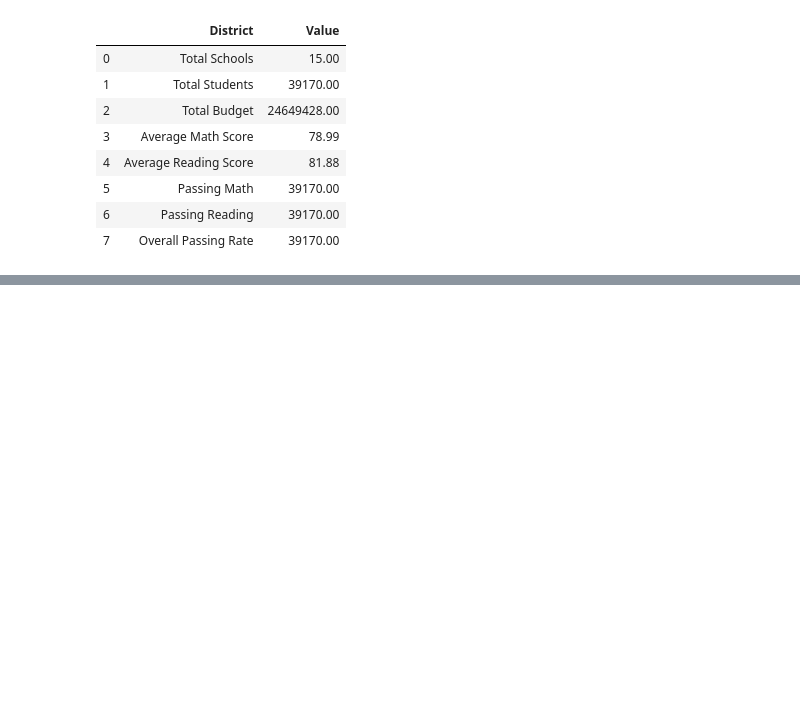
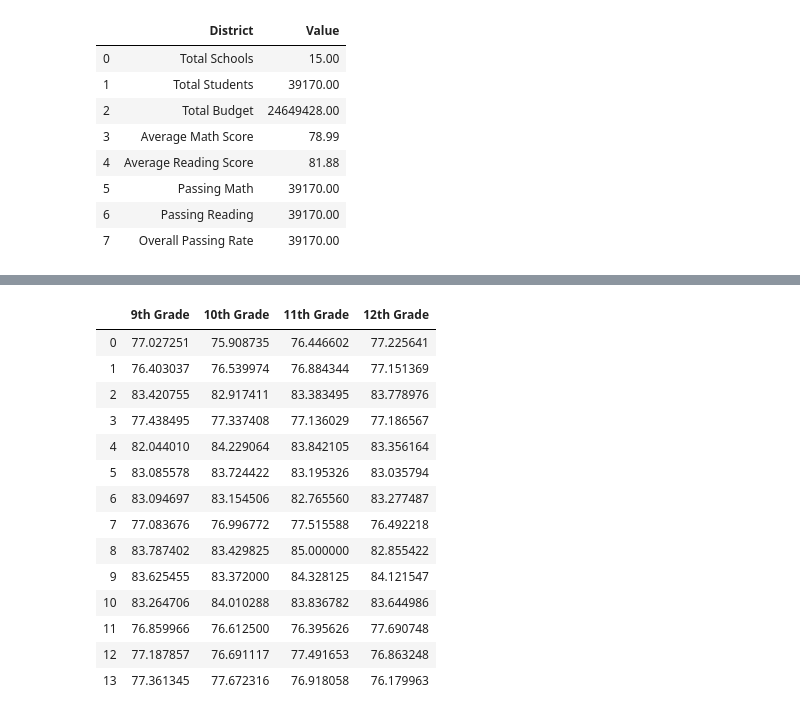
Before and after one commit to mcordray1988/Pandas-Challenge, a Jupyter notebook: PyCitySchools/schools.ipynb, the cells around one changed output, grey strips where cells are left out. Drawn from its saved outputs; the diff is of its cells as text; code cells hidden in the pictures; blank space fills up the shorter version.

```diff
--- a/PyCitySchools/schools.ipynb
+++ b/PyCitySchools/schools.ipynb
@@ -281,0 +250,76 @@ df3.math_score.sum()/39169
+# %%
+Math_scores = pd.DataFrame({"9th Grade": [Huang_High_School["math_score"].loc[Huang_High_School["grade"]=="9th"].mean(),
+                Figueroa_High_School["math_score"].loc[Figueroa_High_School["grade"]=="9th"].mean(),
+                Shelton_High_School["math_score"].loc[Shelton_High_School["grade"]=="9th"].mean(),
+                Hernandez_High_School["math_score"].loc[Hernandez_High_School["grade"]=="9th"].mean(),
+                Griffin_High_School["math_score"].loc[Griffin_High_School["grade"]=="9th"].mean(),
+                Wilson_High_School["math_score"].loc[Wilson_High_School["grade"]=="9th"].mean(),
+                Cabrera_High_School["math_score"].loc[Cabrera_High_School["grade"]=="9th"].mean(),
+                Bailey_High_School["math_score"].loc[Bailey_High_School["grade"]=="9th"].mean(),
+                Holden_High_School["math_score"].loc[Holden_High_School["grade"]=="9th"].mean(),
+                Pena_High_School["math_score"].loc[Pena_High_School["grade"]=="9th"].mean(),
+                Wright_High_School["math_score"].loc[Wright_High_School["grade"]=="9th"].mean(),
+                Rodriguez_High_School["math_score"].loc[Rodriguez_High_School["grade"]=="9th"].mean(),
+                Johnson_High_School["math_score"].loc[Johnson_High_School["grade"]=="9th"].mean(),
+                Ford_High_School["math_score"].loc[Ford_High_School["grade"]=="9th"].mean()],
+               "10th Grade": [Huang_High_School["math_score"].loc[Huang_High_School["grade"]=="10th"].mean(),
+                Figueroa_High_School["math_score"].loc[Figueroa_High_School["grade"]=="10th"].mean(),
+                Shelton_High_School["math_score"].loc[Shelton_High_School["grade"]=="10th"].mean(),
+                Hernandez_High_School["math_score"].loc[Hernandez_High_School["grade"]=="10th"].mean(),
+                Griffin_High_School["math_score"].loc[Griffin_High_School["grade"]=="10th"].mean(),
+                Wilson_High_School["math_score"].loc[Wilson_High_School["grade"]=="10th"].mean(),
+                Cabrera_High_School["math_score"].loc[Cabrera_High_School["grade"]=="10th"].mean(),
+                Bailey_High_School["math_score"].loc[Bailey_High_School["grade"]=="10th"].mean(),
+                Holden_High_School["math_score"].loc[Holden_High_School["grade"]=="10th"].mean(),
+                Pena_High_School["math_score"].loc[Pena_High_School["grade"]=="10th"].mean(),
+                Wright_High_School["math_score"].loc[Wright_High_School["grade"]=="10th"].mean(),
+                Rodriguez_High_School["math_score"].loc[Rodriguez_High_School["grade"]=="10th"].mean(),
+                Johnson_High_School["math_score"].loc[Johnson_High_School["grade"]=="10th"].mean(),
+                Ford_High_School["math_score"].loc[Ford_High_School["grade"]=="10th"].mean()],
+               "11th Grade":[Huang_High_School["math_score"].loc[Huang_High_School["grade"]=="11th"].mean(),
+                Figueroa_High_School["math_score"].loc[Figueroa_High_School["grade"]=="11th"].mean(),
+                Shelton_High_School["math_score"].loc[Shelton_High_School["grade"]=="11th"].mean(),
+                Hernandez_High_School["math_score"].loc[Hernandez_High_School["grade"]=="11th"].mean(),
+                Griffin_High_School["math_score"].loc[Griffin_High_School["grade"]=="11th"].mean(),
+                Wilson_High_School["math_score"].loc[Wilson_High_School["grade"]=="11th"].mean(),
+                Cabrera_High_School["math_score"].loc[Cabrera_High_School["grade"]=="11th"].mean(),
+                Bailey_High_School["math_score"].loc[Bailey_High_School["grade"]=="11th"].mean(),
+                Holden_High_School["math_score"].loc[Holden_High_School["grade"]=="11th"].mean(),
+                Pena_High_School["math_score"].loc[Pena_High_School["grade"]=="11th"].mean(),
+                Wright_High_School["math_score"].loc[Wright_High_School["grade"]=="11th"].mean(),
+                Rodriguez_High_School["math_score"].loc[Rodriguez_High_School["grade"]=="11th"].mean(),
+                Johnson_High_School["math_score"].loc[Johnson_High_School["grade"]=="11th"].mean(),
+                Ford_High_School["math_score"].loc[Ford_High_School["grade"]=="11th"].mean()],
+               "12th Grade":[Huang_High_School["math_score"].loc[Huang_High_School["grade"]=="12th"].mean(),
+                Figueroa_High_School["math_score"].loc[Figueroa_High_School["grade"]=="12th"].mean(),
+                Shelton_High_School["math_score"].loc[Shelton_High_School["grade"]=="12th"].mean(),
+                Hernandez_High_School["math_score"].loc[Hernandez_High_School["grade"]=="12th"].mean(),
+                Griffin_High_School["math_score"].loc[Griffin_High_School["grade"]=="12th"].mean(),
+                Wilson_High_School["math_score"].loc[Wilson_High_School["grade"]=="12th"].mean(),
+                Cabrera_High_School["math_score"].loc[Cabrera_High_School["grade"]=="12th"].mean(),
+                Bailey_High_School["math_score"].loc[Bailey_High_School["grade"]=="12th"].mean(),
+                Holden_High_School["math_score"].loc[Holden_High_School["grade"]=="12th"].mean(),
+                Pena_High_School["math_score"].loc[Pena_High_School["grade"]=="12th"].mean(),
+                Wright_High_School["math_score"].loc[Wright_High_School["grade"]=="12th"].mean(),
+                Rodriguez_High_School["math_score"].loc[Rodriguez_High_School["grade"]=="12th"].mean(),
+                Johnson_High_School["math_score"].loc[Johnson_High_School["grade"]=="12th"].mean(),
+                Ford_High_School["math_score"].loc[Ford_High_School["grade"]=="12th"].mean()]
+
+})
+Math_scores
+# %% [output]
+|  | 9th Grade | 10th Grade | 11th Grade | 12th Grade |
+| 0 | 77.027251 | 75.908735 | 76.446602 | 77.225641 |
+| 1 | 76.403037 | 76.539974 | 76.884344 | 77.151369 |
+| 2 | 83.420755 | 82.917411 | 83.383495 | 83.778976 |
+| 3 | 77.438495 | 77.337408 | 77.136029 | 77.186567 |
+| 4 | 82.044010 | 84.229064 | 83.842105 | 83.356164 |
+| 5 | 83.085578 | 83.724422 | 83.195326 | 83.035794 |
+| 6 | 83.094697 | 83.154506 | 82.765560 | 83.277487 |
+| 7 | 77.083676 | 76.996772 | 77.515588 | 76.492218 |
+| 8 | 83.787402 | 83.429825 | 85.000000 | 82.855422 |
+| 9 | 83.625455 | 83.372000 | 84.328125 | 84.121547 |
+| 10 | 83.264706 | 84.010288 | 83.836782 | 83.644986 |
+| 11 | 76.859966 | 76.612500 | 76.395626 | 77.690748 |
+| 12 | 77.187857 | 76.691117 | 77.491653 | 76.863248 |
+| 13 | 77.361345 | 77.672316 | 76.918058 | 76.179963 |
```
Also changed, not shown: parts of 27 cells of this notebook, 2 other files.
